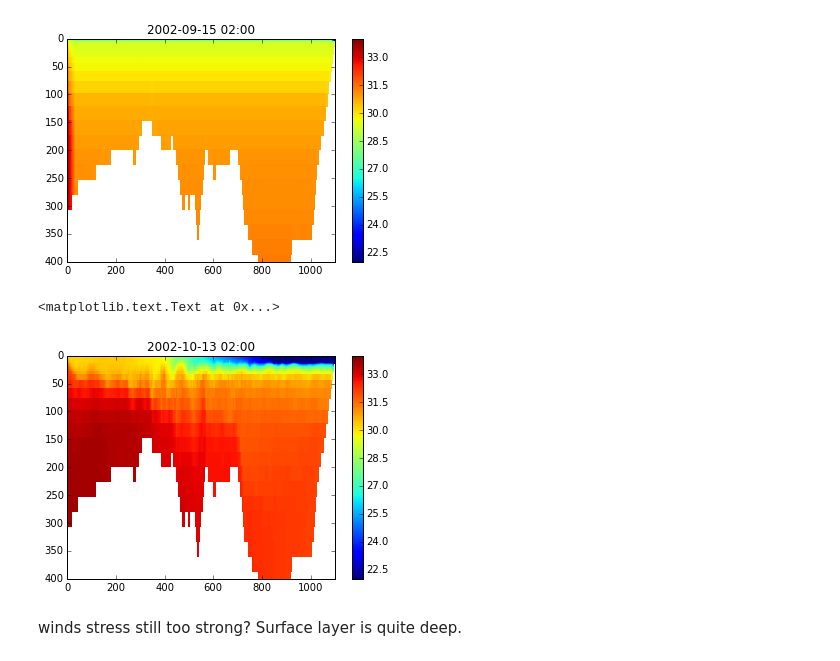
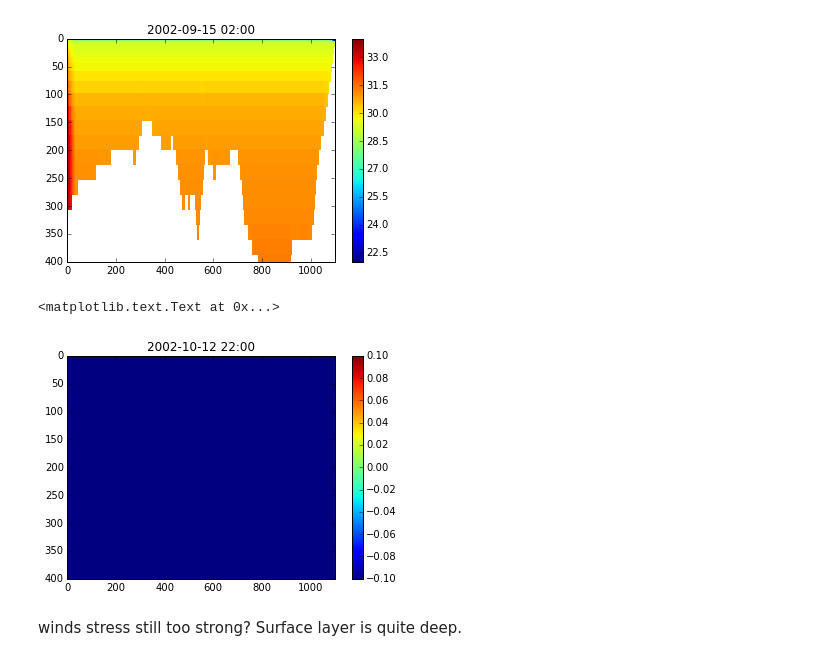
Before and after one commit to SalishSeaCast/2d-domain, a Jupyter notebook: analysis/3.6 Test.ipynb, the cells around one changed output. Saved outputs shown, nothing was run; the diff lists cells and outputs as text; code cells hidden in the pictures.

```diff
--- a/analysis/3.6 Test.ipynb
+++ b/analysis/3.6 Test.ipynb
@@ -10,7 +10,7 @@ import matplotlib.pyplot as plt
 
 %matplotlib inline
 # %%
-dT = nc.Dataset('/data/nsoontie/MEOPAR/SalishSea/results/2Ddomain/3.6/winds/SalishSea_4h_20020915_20021013_grid_T.nc')
+dT = nc.Dataset('/data/nsoontie/MEOPAR/SalishSea/results/2Ddomain/3.6/tidesX1.5/SalishSea_4h_20020915_20021012_grid_T.nc')
 sal = dT.variables['vosaline'][:]
 sal = np.ma.masked_values(sal,0)
 deps = dT.variables['deptht'][:]
@@ -21,12 +21,12 @@ n2 = dT.variables['buoy_n2'][:]
 times = dT.variables['time_counter'][:]
 time_origin = datetime.datetime.strptime(dT.variables['time_counter'].time_origin, '%Y-%m-%d %H:%M:%S')
 
-dU = nc.Dataset('/data/nsoontie/MEOPAR/SalishSea/results/2Ddomain/3.6/winds/SalishSea_4h_20020915_20021013_grid_U.nc')
+dU = nc.Dataset('/data/nsoontie/MEOPAR/SalishSea/results/2Ddomain/3.6/tidesX1.5/SalishSea_4h_20020915_20021012_grid_U.nc')
 U = dU.variables['vozocrtx'][:]
 U = np.ma.masked_values(U,0)
 depsU=dU.variables['depthu'][:]
 
-dW = nc.Dataset('/data/nsoontie/MEOPAR/SalishSea/results/2Ddomain/3.6/winds/SalishSea_4h_20020915_20021013_grid_W.nc')
+dW = nc.Dataset('/data/nsoontie/MEOPAR/SalishSea/results/2Ddomain/3.6/tidesX1.5/SalishSea_4h_20020915_20021012_grid_W.nc')
 avt = dW.variables['vert_eddy_diff'][:]
 avt = np.ma.masked_values(avt,0)
 avm = dW.variables['vert_eddy_visc'][:]
@@ -49,14 +49,14 @@ plt.colorbar()
 [figure]
 # %%
 t=-1
-plt.pcolormesh(np.arange(0,sal.shape[3]),deps,sal[t,:,y,:],vmin=smin,vmax=smax)
+plt.pcolormesh(np.arange(0,sal.shape[3]),deps,sal[t,:,y,:])
 plt.axis([0,1100,400,0])
 plt.colorbar()
 date =time_origin + datetime.timedelta(seconds = times[t])
 plt.title(date.strftime('%Y-%m-%d %H:%M'))
 # %% [output]
 <matplotlib.text.Text at 0x...>
-[figure, old version]
+[figure, new version]
 # %% [markdown]
 winds stress still too strong? Surface layer is quite deep.
 # %% [markdown]
```
Also changed, not shown: 25 other files.
